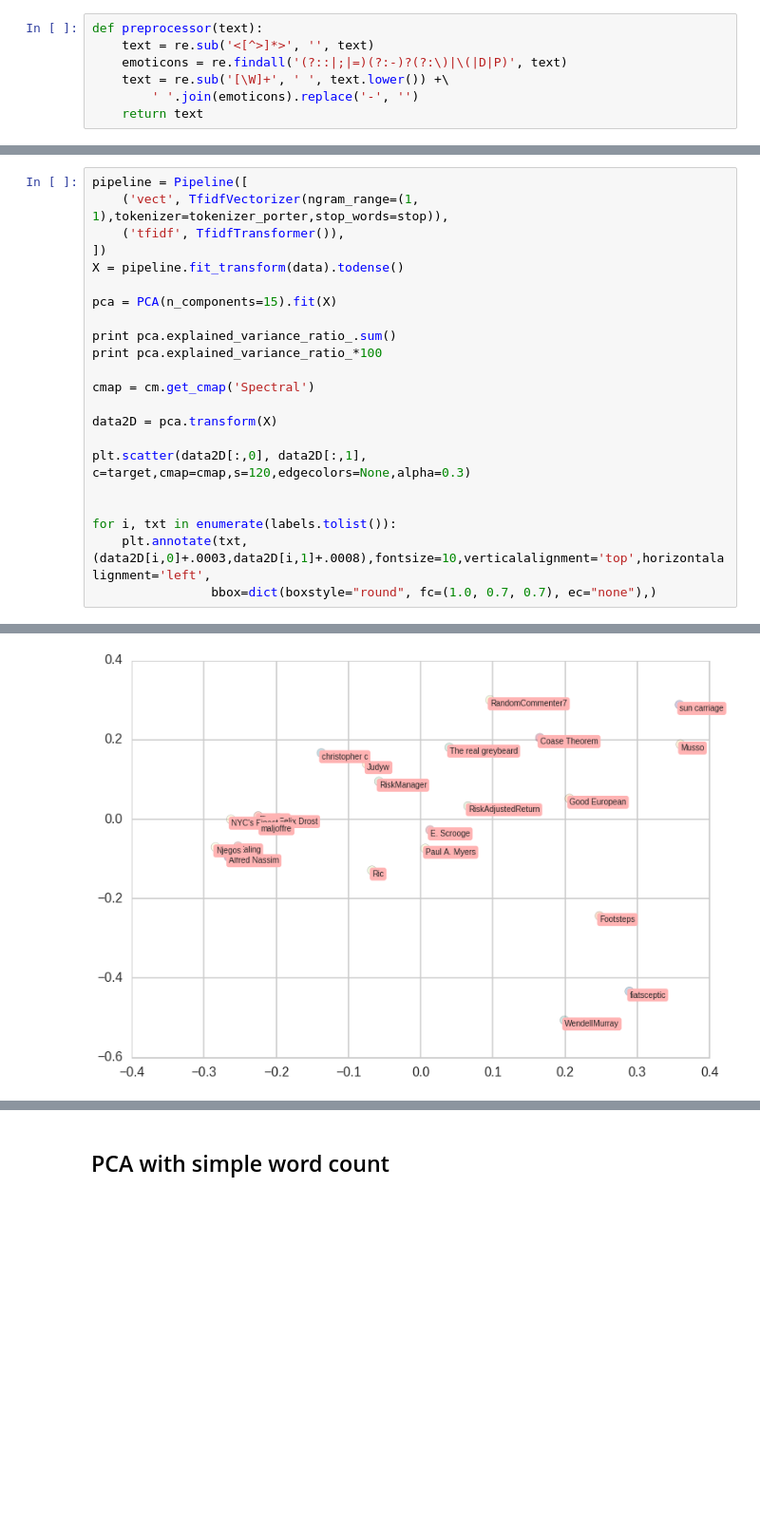
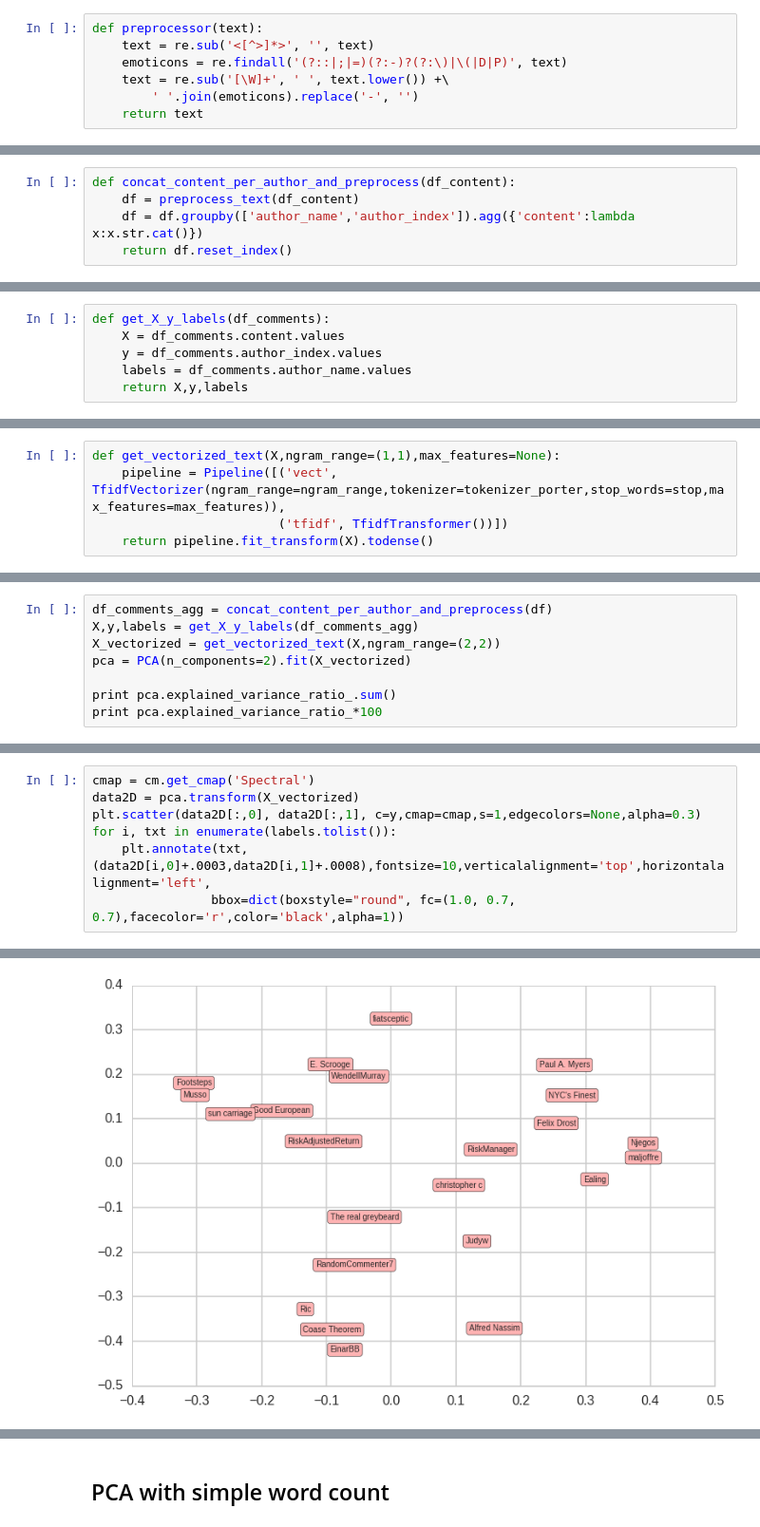
Before and after one commit to clementlefevre/trolloscopy, a Jupyter notebook: Text_analysis.ipynb, the cells around one changed output, grey strips where cells are left out. Shown at 95% size. Cells and saved outputs as stored; diff of their text form; blank space fills up the shorter version.

```diff
--- a/Text_analysis.ipynb
+++ b/Text_analysis.ipynb
@@ -91,0 +107,5 @@ def concat_content_per_author(df_content):
+# %%
+def concat_content_per_author_and_preprocess(df_content):
+    df = preprocess_text(df_content)
+    df = df.groupby(['author_name','author_index']).agg({'content':lambda x:x.str.cat()})
+    return df.reset_index()
@@ -92 +114,7 @@ def concat_content_per_author(df_content):
+# %%
+def get_X_y_labels(df_comments):
+    X = df_comments.content.values
+    y = df_comments.author_index.values
+    labels = df_comments.author_name.values
+    return X,y,labels
 # %% [markdown]
@@ -106,0 +122,5 @@ print len(labels.tolist())
+# %%
+def get_vectorized_text(X,ngram_range=(1,1),max_features=None):
+    pipeline = Pipeline([('vect', TfidfVectorizer(ngram_range=ngram_range,tokenizer=tokenizer_porter,stop_words=stop,max_features=max_features)),
+                         ('tfidf', TfidfTransformer())])
+    return pipeline.fit_transform(X).todense()
@@ -106,0 +129,8 @@ print len(labels.tolist())
+# %%
+df_comments_agg = concat_content_per_author_and_preprocess(df)
+X,y,labels = get_X_y_labels(df_comments_agg)
+X_vectorized = get_vectorized_text(X,ngram_range=(2,2))
+pca = PCA(n_components=2).fit(X_vectorized)
+
+print pca.explained_variance_ratio_.sum()
+print pca.explained_variance_ratio_*100
@@ -107,23 +140,8 @@ print len(labels.tolist())
 # %%
-pipeline = Pipeline([
-    ('vect', TfidfVectorizer(ngram_range=(1, 1),tokenizer=tokenizer_porter,stop_words=stop)),
-    ('tfidf', TfidfTransformer()),
-])
-X = pipeline.fit_transform(data).todense()
-
-pca = PCA(n_components=15).fit(X)
-
-print pca.explained_variance_ratio_.sum()
-print pca.explained_variance_ratio_*100
-
 cmap = cm.get_cmap('Spectral')
-
-data2D = pca.transform(X)
-
-plt.scatter(data2D[:,0], data2D[:,1], c=target,cmap=cmap,s=120,edgecolors=None,alpha=0.3)
-
-
+data2D = pca.transform(X_vectorized)
+plt.scatter(data2D[:,0], data2D[:,1], c=y,cmap=cmap,s=1,edgecolors=None,alpha=0.3)
 for i, txt in enumerate(labels.tolist()):
     plt.annotate(txt, (data2D[i,0]+.0003,data2D[i,1]+.0008),fontsize=10,verticalalignment='top',horizontalalignment='left',
-                bbox=dict(boxstyle="round", fc=(1.0, 0.7, 0.7), ec="none"),)
+                bbox=dict(boxstyle="round", fc=(1.0, 0.7, 0.7),facecolor='r',color='black',alpha=1))
 # %% [output]
@@ -134 +148 @@ for i, txt in enumerate(labels.tolist()):
-[figure, old version]
+[figure, new version]
```
Also changed, not shown: parts of 41 cells of this notebook.
